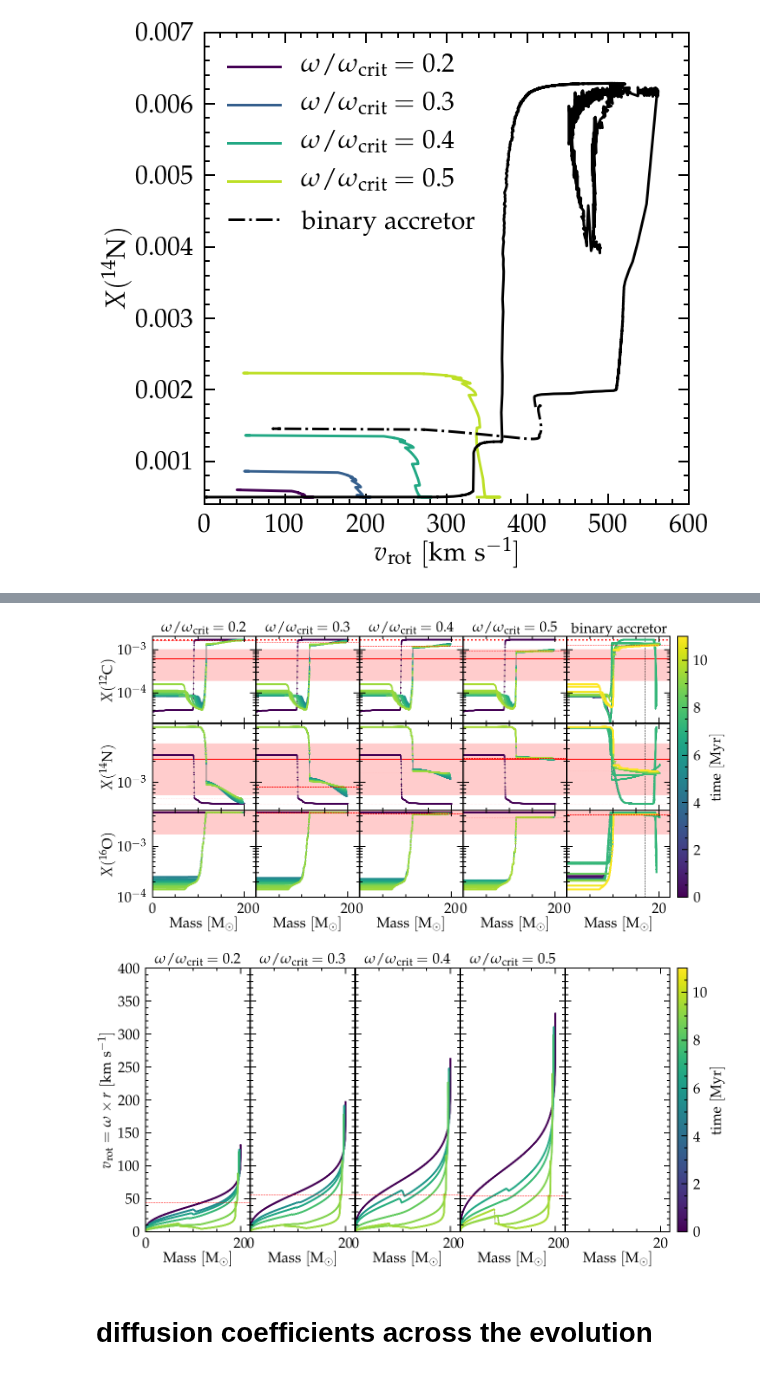
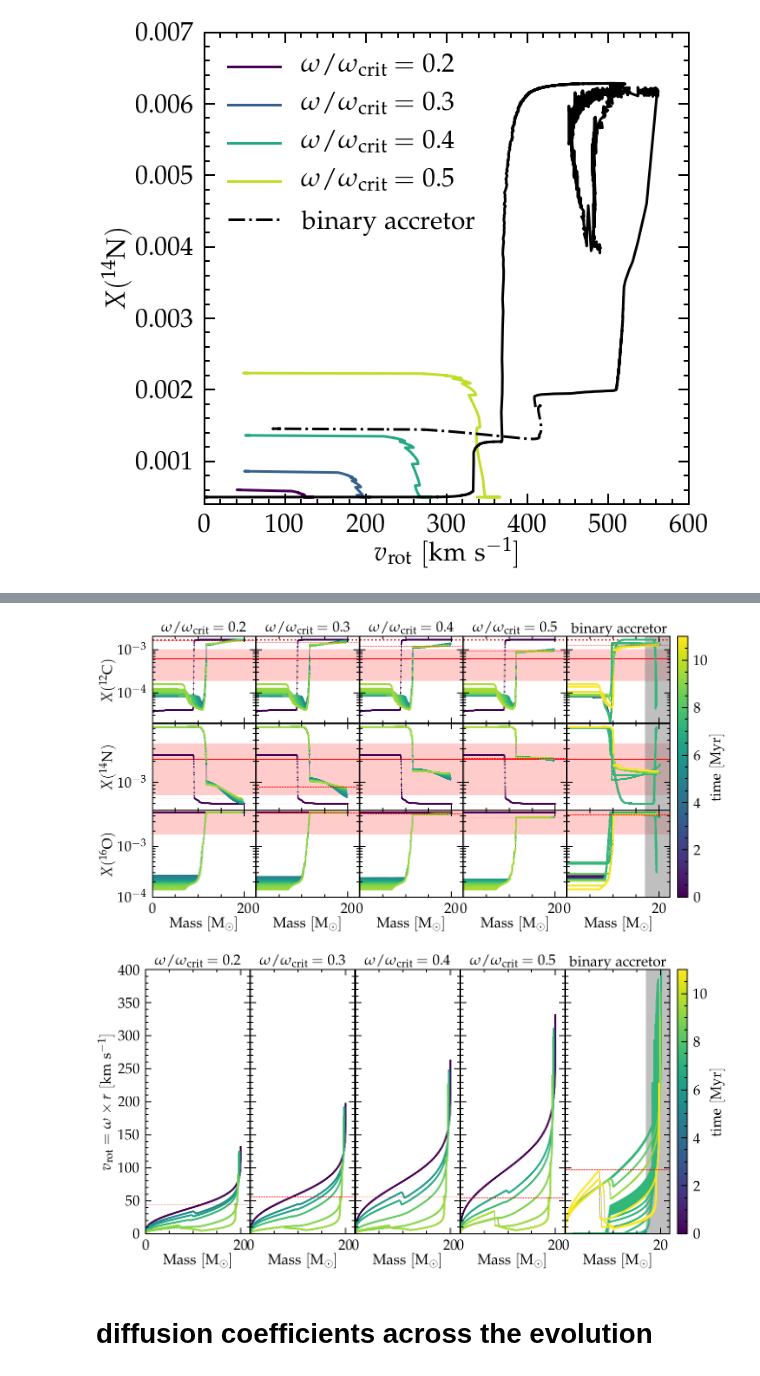
Before and after one commit to mathren/zeta_oph, a Jupyter notebook: notebooks/mixing_and_AM.ipynb, the cells around one changed output, grey strips where cells are left out. Drawn from its saved outputs; the diff is of its cells as text; code cells hidden in the pictures.

```diff
--- a/notebooks/mixing_and_AM.ipynb
+++ b/notebooks/mixing_and_AM.ipynb
@@ -178,18 +178,18 @@ for folder in folders:
         profiles = sorted(glob.glob(folder+"/p*data")+glob.glob(folder+'../../accretor_to_TAMS/LOGS/p*.data'), key=get_age_from_profile)
         # profiles = profiles[::5]+[profiles[-1]]
     ax.set_title(title, fontsize=30)
-    # for profile in profiles:
-    #     src, col = getSrcCol(profile)
-    #     n = src[:, col.index("n14")]
-    #     m = src[:, col.index("mass")]
-    #     age = get_age_from_profile(profile)
-    #     ax.plot(m, n, c='#808080', lw=1, zorder=0)
-    #     p = ax.scatter(m,n, c=[age]*len(n), s=5, vmin=0, vmax=11)
-    #     if profile == profiles[-1]:
-    #         ax.axhline(n[0],0,1, ls='--', lw=1, c='r', zorder=100)
+    for profile in profiles:
+        src, col = getSrcCol(profile)
+        n = src[:, col.index("n14")]
+        m = src[:, col.index("mass")]
+        age = get_age_from_profile(profile)
+        ax.plot(m, n, c='#808080', lw=1, zorder=0)
+        p = ax.scatter(m,n, c=[age]*len(n), s=5, vmin=0, vmax=11, rasterized=True)
+        if profile == profiles[-1]:
+            ax.axhline(n[0],0,1, ls='--', lw=1, c='r', zorder=100, rasterized=True)
     c12zams, n14zams, o16zams = get_ZAMS_abundances(folder+'history.data')
     ax.axhline(n14zams, 0,1, ls=':', c='r', zorder=0)
-    n, err_n =  get_zeta_oph_surface_n()
+    n, err_n =  get_zeta_oph_surface_n(X=0.678010)
     ax.axhline(n, 0,1,c='r', lw=2)
     xmin, xmax = ax.get_xlim()
     x = np.linspace(xmin, xmax, 3)
@@ -198,7 +198,7 @@ for folder in folders:
 
 fig.colorbar(p, cax=cax)
 cax.set_ylabel(r"$\mathrm{time \ [Myr]}$")
-ax5.axvspan(17, 0, 1, fc="#808080", alpha=0.5, zorder=0)
-plt.savefig("/mnt/home/mrenzo/Templates/zeta_oph/manuscript/figures/n14_struct_complete_zeta_ab.pdf")
+ax5.axvspan(17, 22.5, alpha=0.5, color="#808080", zorder=0)
+plt.savefig("/mnt/home/mrenzo/Templates/zeta_oph/manuscript/figures/n14_struct_complete_zeta_ab.pdf", rasterized=True)
 # plt.savefig("/mnt/home/mrenzo/TMP/n14_struct_complete.pdf")
 # %% [output]
@@ -299,10 +299,10 @@ bx4.set_xticklabels([])
 bx5.set_xticklabels([])
 
 folders = [
-    "/mnt/home/mrenzo/RUNS/zeta_ophiuchi/single_star/Z0.01/20/rot_0.2_crit/LOGS_old/",
+    "/mnt/home/mrenzo/RUNS/zeta_ophiuchi/single_star/Z0.01/20/rot_0.2_crit/LOGS/",
     "/mnt/home/mrenzo/RUNS/zeta_ophiuchi/single_star/Z0.01/20/rot_0.3_crit/LOGS/",
     "/mnt/home/mrenzo/RUNS/zeta_ophiuchi/single_star/Z0.01/20/rot_0.4_crit/LOGS/",
-    "/mnt/home/mrenzo/RUNS/zeta_ophiuchi/single_star/Z0.01/20/rot_0.5_crit/LOGS_old/",
+    "/mnt/home/mrenzo/RUNS/zeta_ophiuchi/single_star/Z0.01/20/rot_0.5_crit/LOGS/",
     "/mnt/home/mrenzo/RUNS/zeta_ophiuchi/M1_25_M2_17_P100_Z0.01/re-run_exponential/binary_to_postRLOF/LOGS2/"]
 
 for folder in folders:
@@ -313,7 +313,7 @@ for folder in folders:
     if "single" in folder:
         title = "$\omega/\omega_\mathrm{crit}="+str(folder.split('/')[-3].split('_')[1])+"$"
         profiles = sorted(glob.glob(folder+"/p*data"), key=get_age_from_profile)
-        profiles = profiles[::10]+[profiles[-1]]
+        profiles = profiles[::5]+[profiles[-1]]
     if "binary" in folder:
         title = "$\mathrm{binary\ accretor}$"
         ax.axvspan(17, 22.5, alpha=0.5, color="#808080", zorder=0)
@@ -329,28 +329,28 @@ for folder in folders:
         o = src[:, col.index("o16")]
         m = src[:, col.index("mass")]
         age = get_age_from_profile(profile)
-        ax.plot(m, c, c='#808080', lw=1, zorder=0)
-        bx.plot(m, n, c='#808080', lw=1, zorder=0)
-        cx.plot(m, o, c='#808080', lw=1, zorder=0)
-        p = ax.scatter(m,c, c=[age]*len(n), s=5, vmin=0, vmax=11)
-        p = bx.scatter(m,n, c=[age]*len(n), s=5, vmin=0, vmax=11)
-        p = cx.scatter(m,o, c=[age]*len(n), s=5, vmin=0, vmax=11)
+        ax.plot(m, c, c='#808080', lw=1, zorder=0, rasterized=True)
+        bx.plot(m, n, c='#808080', lw=1, zorder=0, rasterized=True)
+        cx.plot(m, o, c='#808080', lw=1, zorder=0, rasterized=True)
+        p = ax.scatter(m,c, c=[age]*len(n), s=5, vmin=0, vmax=11, rasterized=True)
+        p = bx.scatter(m,n, c=[age]*len(n), s=5, vmin=0, vmax=11, rasterized=True)
+        p = cx.scatter(m,o, c=[age]*len(n), s=5, vmin=0, vmax=11, rasterized=True)
         if profile == profiles[-1]:
-            ax.axhline(c[0],0,1, ls='--', lw=1, c='r', zorder=100)
-            bx.axhline(n[0],0,1, ls='--', lw=1, c='r', zorder=100)
-            cx.axhline(o[0],0,1, ls='--', lw=1, c='r', zorder=100)
+            ax.axhline(c[0],0,1, ls='--', lw=1, c='r', zorder=100, rasterized=True)
+            bx.axhline(n[0],0,1, ls='--', lw=1, c='r', zorder=100, rasterized=True)
+            cx.axhline(o[0],0,1, ls='--', lw=1, c='r', zorder=100, rasterized=True)
     c12zams, n14zams, o16zams = get_ZAMS_abundances(folder+'history.data')
-    ax.axhline(c12zams, 0,1, ls=':', c='r', zorder=0)
-    bx.axhline(n14zams, 0,1, ls=':', lw=1, c='r', zorder=0)
-    cx.axhline(o16zams, 0,1, ls=':', lw=1, c='r', zorder=0)
+    ax.axhline(c12zams, 0,1, ls=':', c='r', zorder=0, rasterized=True)
+    bx.axhline(n14zams, 0,1, ls=':', lw=1, c='r', zorder=0, rasterized=True)
+    cx.axhline(o16zams, 0,1, ls=':', lw=1, c='r', zorder=0, rasterized=True)
 
 
 fig.colorbar(p, cax=cax)
 cax.set_ylabel(r"$\mathrm{time \ [Myr]}$")
 
-plt.savefig("/mnt/home/mrenzo/TMP/huge_composition.pdf", dpi=10)
+plt.savefig("/mnt/home/mrenzo/Templates/zeta_oph/manuscript/figures/huge_composition.pdf",rasterized=True)
 # %% [output]
-[figure, old version]
+[figure, new version]
 # %%
 # internal rotation rate
 fig = plt.figure(figsize=(20,10))
@@ -375,8 +375,8 @@ folders = [
     "/mnt/home/mrenzo/RUNS/zeta_ophiuchi/single_star/Z0.01/20/rot_0.3_crit/LOGS/",
     "/mnt/home/mrenzo/RUNS/zeta_ophiuchi/single_star/Z0.01/20/rot_0.4_crit/LOGS/",
     "/mnt/home/mrenzo/RUNS/zeta_ophiuchi/single_star/Z0.01/20/rot_0.5_crit/LOGS/",
-    # "/mnt/home/mrenzo/RUNS/zeta_ophiuchi/M1_25_M2_17_P100_Z0.01/re-run_exponential/binary_to_postRLOF/LOGS2/"]
-]
+    "/mnt/home/mrenzo/RUNS/zeta_ophiuchi/M1_25_M2_17_P100_Z0.01/re-run_exponential/binary_to_postRLOF/LOGS2/"]
+
 axes = [ax1,ax2,ax3,ax4, ax5]
 
 for ax in axes:
@@ -385,39 +385,39 @@ for ax in axes:
     ax.set_xlim(xmin=0, xmax=22)
 # ax1.set_ylabel(r"$\omega \ \mathrm{[rad\ s^{-1}]}$")
 ax1.set_ylabel(r"$v_\mathrm{rot} = \omega\times r \ \mathrm{[km\ s^{-1}]}$")
 
 
 for folder in folders:
     ax = axes[folders.index(folder)]
     if "single" in folder:
         title = "$\omega/\omega_\mathrm{crit}="+str(folder.split('/')[-3].split('_')[1])+"$"
         profiles = sorted(glob.glob(folder+"/p*data"), key=get_age_from_profile)
         profiles = profiles[::20]+[profiles[-1]]
     if "binary" in folder:
         title = "$\mathrm{binary\ accretor}$"
-        ax.axvline(17,0,1, ls="--", c='k', lw=1, zorder=0)
+        ax.axvspan(17, 22.5, alpha=0.5, color="#808080", zorder=0)
         profiles = sorted(glob.glob(folder+"/p*data")+glob.glob(folder+'../../accretor_to_TAMS/LOGS/p*.data'), key=get_age_from_profile)
         profiles = profiles[::5]+[profiles[-1]]
     ax.set_title(title, fontsize=30)
     for profile in profiles:
         src, col = getSrcCol(profile)
         m = src[:, col.index("mass")]
         omega = src[:, col.index("omega")]
         r = src[:, col.index("radius")]*Rsun_cm/1e5 # km
         vrot = omega*r
         age = get_age_from_profile(profile)
-        ax.plot(m, vrot, c='#808080', lw=1, zorder=0)
-        p = ax.scatter(m, vrot, c=[age]*len(m), s=5, vmin=0, vmax=11)
+        ax.plot(m, vrot, c='#808080', lw=1, zorder=0, rasterized=True)
+        p = ax.scatter(m, vrot, c=[age]*len(m), s=5, vmin=0, vmax=11, rasterized=True)
         if profile == profiles[-1]:
-            ax.axhline(vrot[0],0,1, ls='--', lw=1, c='r', zorder=100)
+            ax.axhline(vrot[0],0,1, ls='--', lw=1, c='r', zorder=100, rasterized=True)
 
 
 fig.colorbar(p, cax=cax)
 cax.set_ylabel(r"$\mathrm{time \ [Myr]}$")
 
-plt.savefig("/mnt/home/mrenzo/TMP/zeta_Rotational_struct_rot_0_5.pdf", dpi=10)
+plt.savefig("/mnt/home/mrenzo/Templates/zeta_oph/manuscript/figures/zeta_Rotational_struct.pdf", rasterized=True)
 # %% [output]
-[figure, old version]
+[figure, new version]
 # %% [markdown]
 # diffusion coefficients across the evolution
 # %%
```
Also changed, not shown: parts of 1 cell of this notebook, 2 other files.
